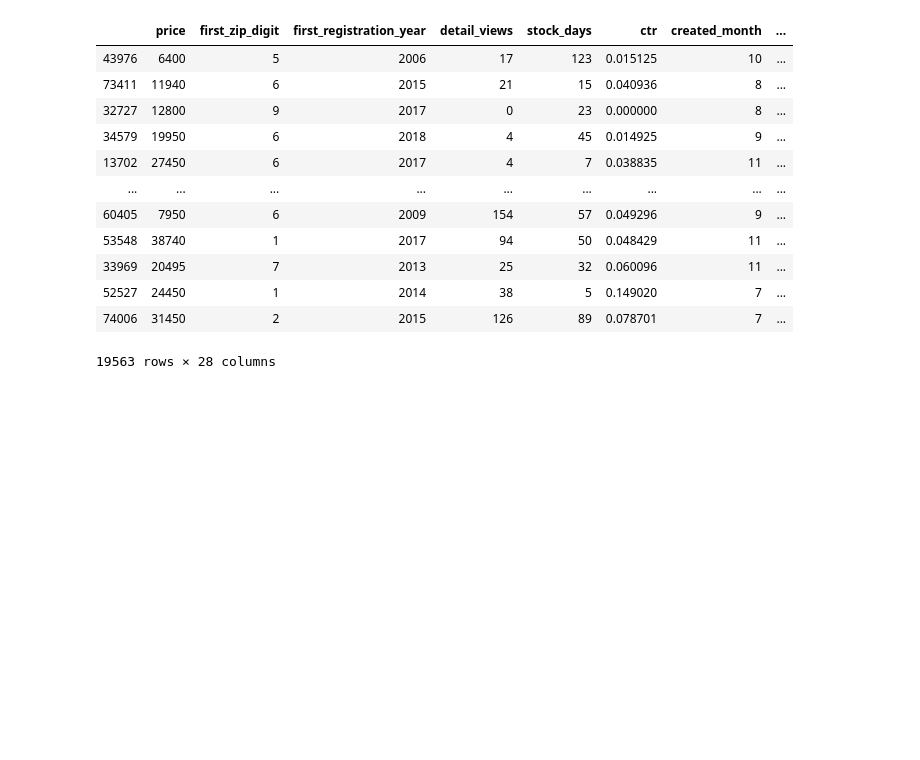
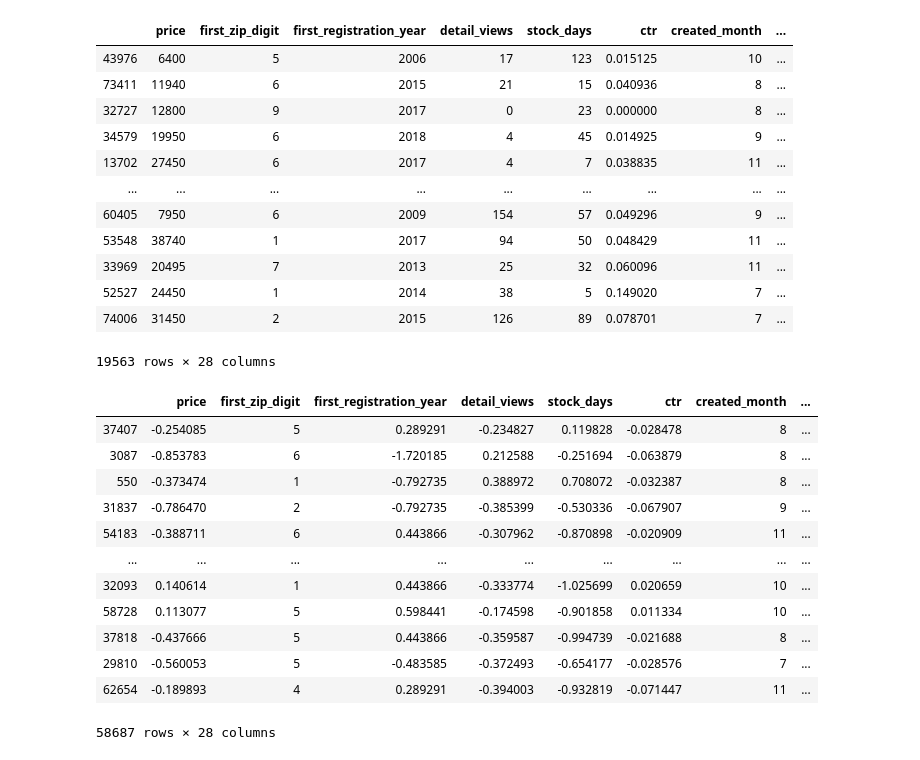
Before and after one commit to Akram035/Auto_scout24, a Jupyter notebook: classification_models.ipynb, the cells around one changed output. Drawn from its saved outputs; the diff is of its cells as text; code cells hidden in the pictures; blank space fills up the shorter version.

Commit message:
Feature_scaling

```diff
--- a/classification_models.ipynb
+++ b/classification_models.ipynb
@@ -164,3 +164,35 @@ X_test
 | 52527 | 24450 | 1 | 2014 | 38 | 5 | 0.149020 | 7 | ... |
 | 74006 | 31450 | 2 | 2015 | 126 | 89 | 0.078701 | 7 | ... |
 19563 rows × 28 columns
+# %%
+#feature scaling
+
+X_train_scaled = X_train.copy()
+X_test_scaled = X_test.copy()
+
+from sklearn.preprocessing import StandardScaler
+
+scaler = StandardScaler()
+
+#features to be normalized
+sc = ['price', 'first_registration_year', 'detail_views',
+       'stock_days', 'ctr']
+
+X_train_scaled[sc] = scaler.fit_transform(X_train[sc])
+X_test_scaled[sc] = scaler.transform(X_test[sc])
+# %%
+X_train_scaled
+# %% [output]
+|  | price | first_zip_digit | first_registration_year | detail_views | stock_days | ctr | created_month | ... |
+| 37407 | -0.254085 | 5 | 0.289291 | -0.234827 | 0.119828 | -0.028478 | 8 | ... |
+| 3087 | -0.853783 | 6 | -1.720185 | 0.212588 | -0.251694 | -0.063879 | 8 | ... |
+| 550 | -0.373474 | 1 | -0.792735 | 0.388972 | 0.708072 | -0.032387 | 8 | ... |
+| 31837 | -0.786470 | 2 | -0.792735 | -0.385399 | -0.530336 | -0.067907 | 9 | ... |
+| 54183 | -0.388711 | 6 | 0.443866 | -0.307962 | -0.870898 | -0.020909 | 11 | ... |
+| ... | ... | ... | ... | ... | ... | ... | ... | ... |
+| 32093 | 0.140614 | 1 | 0.443866 | -0.333774 | -1.025699 | 0.020659 | 10 | ... |
+| 58728 | 0.113077 | 5 | 0.598441 | -0.174598 | -0.901858 | 0.011334 | 10 | ... |
+| 37818 | -0.437666 | 5 | 0.443866 | -0.359587 | -0.994739 | -0.021688 | 8 | ... |
+| 29810 | -0.560053 | 5 | -0.483585 | -0.372493 | -0.654177 | -0.028576 | 7 | ... |
+| 62654 | -0.189893 | 4 | 0.289291 | -0.394003 | -0.932819 | -0.071447 | 11 | ... |
+58687 rows × 28 columns
```
Also changed, not shown: parts of 1 cell of this notebook.
